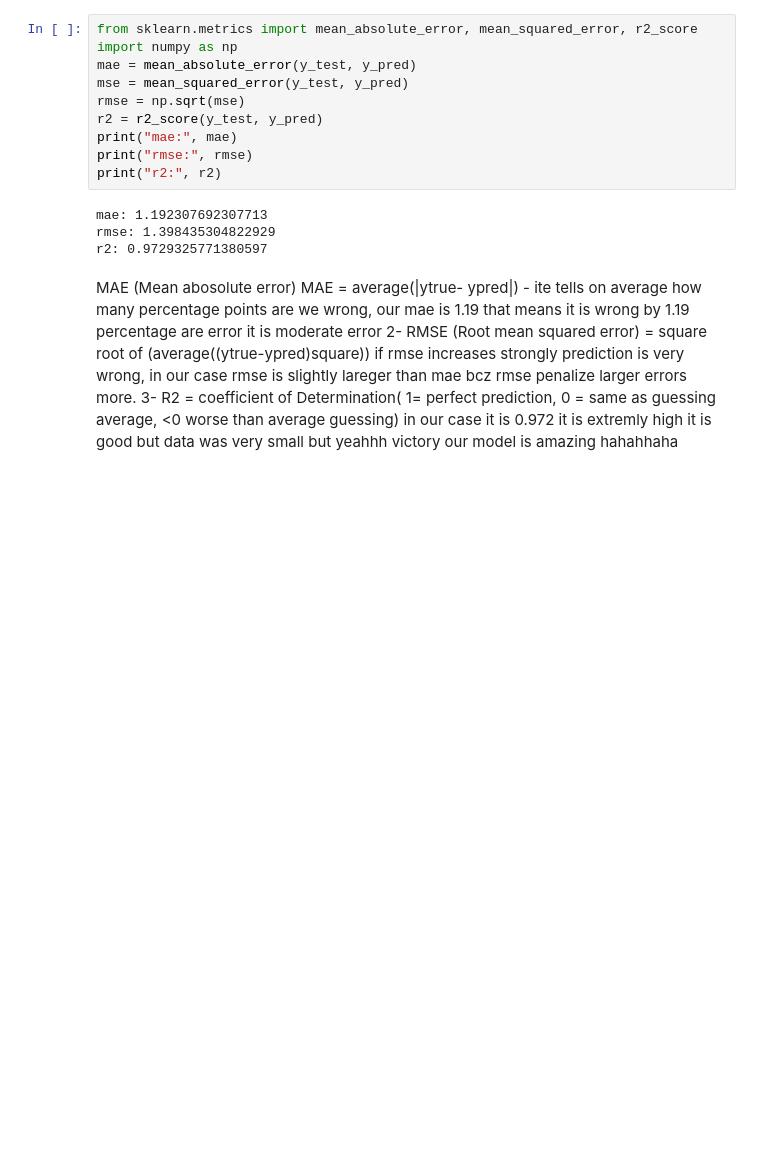
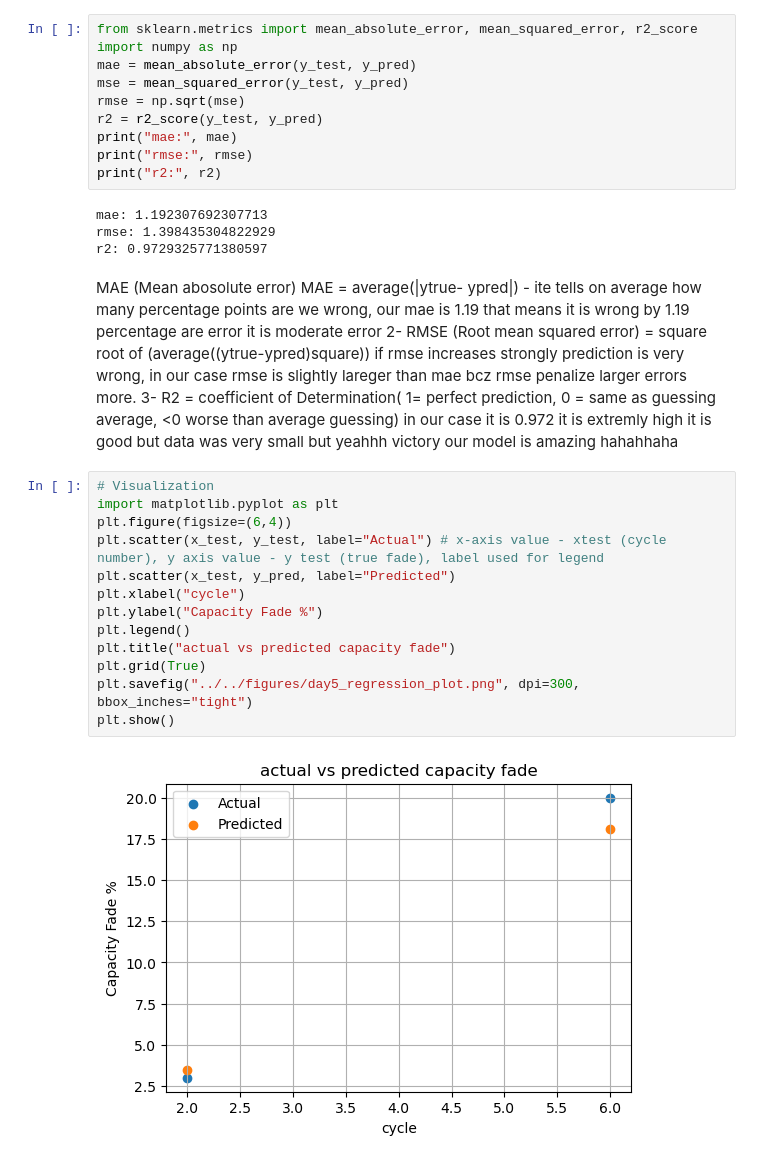
Before and after one commit to nishant60yadav-dot/python-battery-ml-journey, a Jupyter notebook: week2/day5/day5_first_model.ipynb, the cells around one changed output. Drawn from its saved outputs; the diff is of its cells as text; blank space fills up the shorter version.

```diff
--- a/week2/day5/day5_first_model.ipynb
+++ b/week2/day5/day5_first_model.ipynb
@@ -82,3 +82,18 @@ r2: 0.9729325771380597
 MAE (Mean abosolute error) MAE = average(|ytrue- ypred|) - ite tells on average how many percentage points are we wrong, our mae is 1.19 that means it is wrong by 1.19 percentage are error it is moderate error
 2- RMSE (Root mean squared error) = square root of (average((ytrue-ypred)square)) if rmse increases strongly prediction is very wrong, in our case rmse is slightly lareger than mae bcz rmse penalize larger errors more.
 3- R2 = coefficient of Determination( 1= perfect prediction, 0 = same as guessing average, <0 worse than average guessing) in our case it is 0.972 it is extremly high it is good but data was very small but yeahhh victory our model is amazing hahahhaha
+# %%
+# Visualization
+import matplotlib.pyplot as plt
+plt.figure(figsize=(6,4))
+plt.scatter(x_test, y_test, label="Actual") # x-axis value - xtest (cycle number), y axis value - y test (true fade), label used for legend
+plt.scatter(x_test, y_pred, label="Predicted")
+plt.xlabel("cycle")
+plt.ylabel("Capacity Fade %")
+plt.legend()
+plt.title("actual vs predicted capacity fade")
+plt.grid(True)
+plt.savefig("../../figures/day5_regression_plot.png", dpi=300, bbox_inches="tight")
+plt.show()
+# %% [output]
+[figure, added]
```
Also changed, not shown: parts of 2 cells of this notebook, 1 other file.
